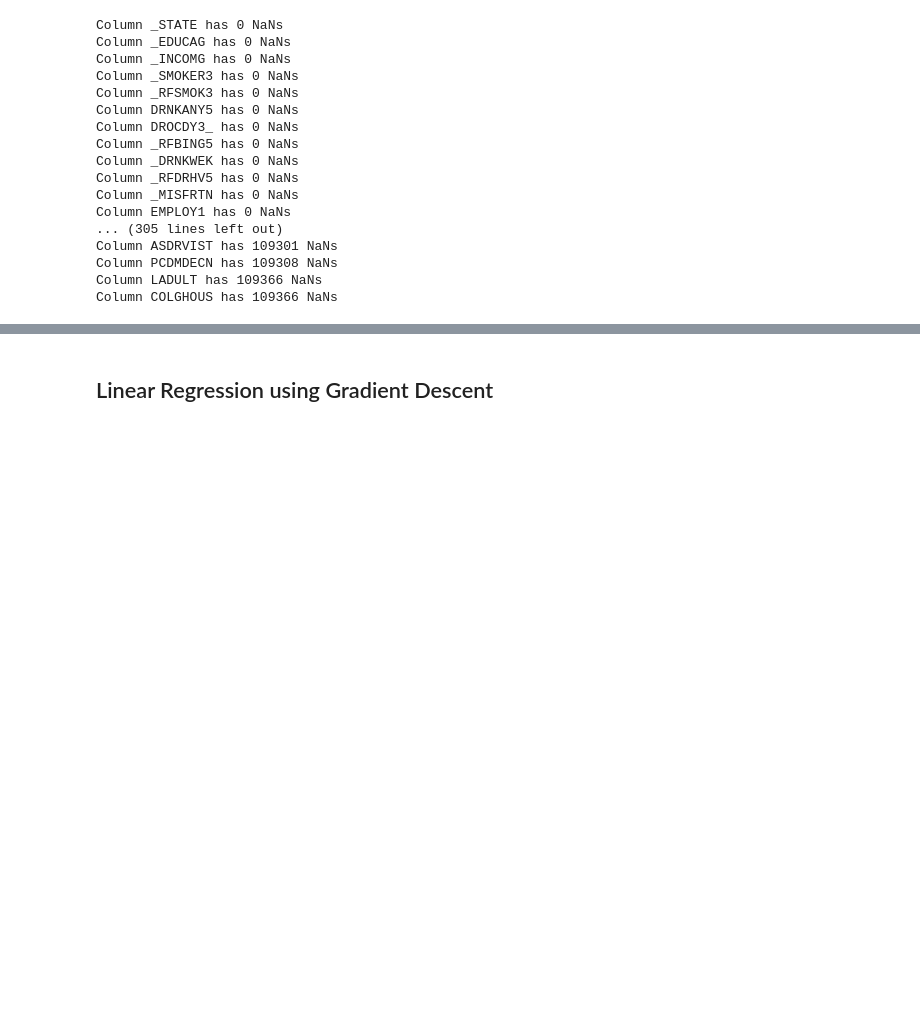
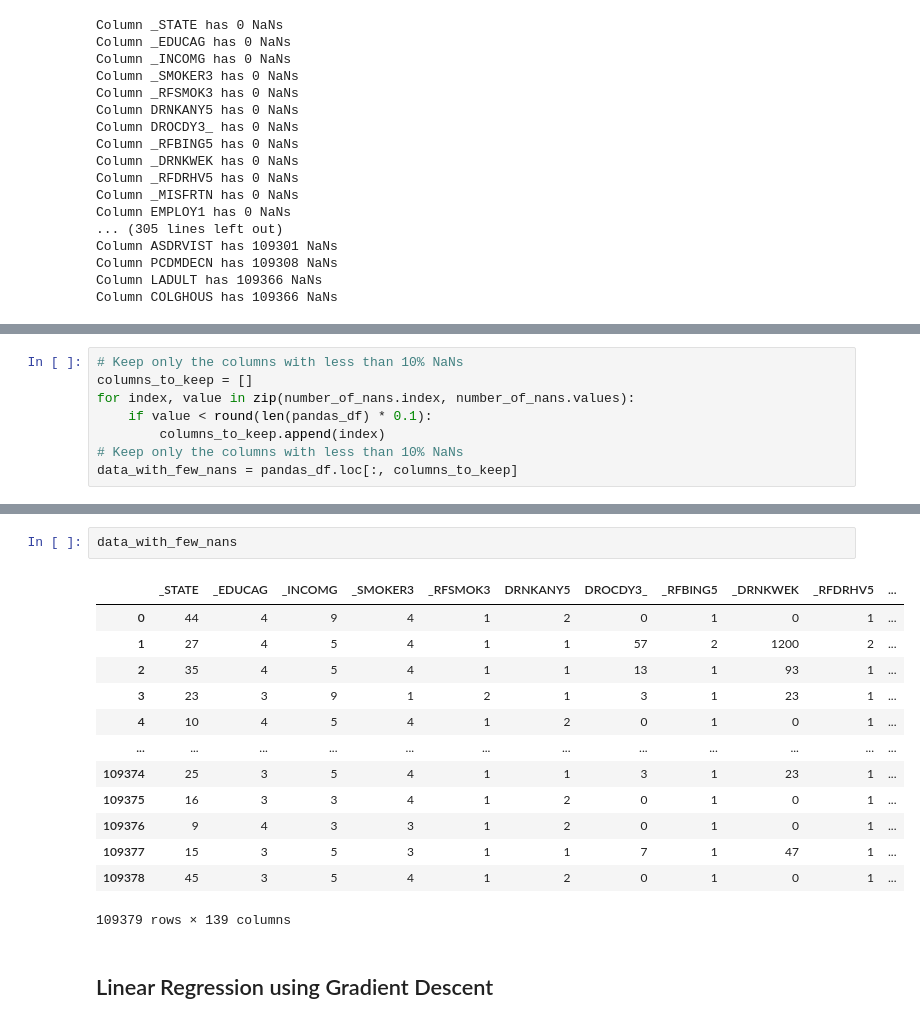
Before and after one commit to Juanito231/ML_Project_1, a Jupyter notebook: Functions.ipynb, the cells around one changed output, grey strips where cells are left out. Cells and saved outputs as stored; diff of their text form; blank space fills up the shorter version.

```diff
--- a/Functions.ipynb
+++ b/Functions.ipynb
@@ -124,0 +131,8 @@ Column COLGHOUS has 109366 NaNs
+# %%
+# Keep only the columns with less than 10% NaNs
+columns_to_keep = []
+for index, value in zip(number_of_nans.index, number_of_nans.values):
+    if value < round(len(pandas_df) * 0.1):
+        columns_to_keep.append(index)
+# Keep only the columns with less than 10% NaNs
+data_with_few_nans = pandas_df.loc[:, columns_to_keep]
@@ -125,3 +155,19 @@ Column COLGHOUS has 109366 NaNs
+# %%
+data_with_few_nans
+# %% [output]
+|  | _STATE | _EDUCAG | _INCOMG | _SMOKER3 | _RFSMOK3 | DRNKANY5 | DROCDY3_ | _RFBING5 | _DRNKWEK | _RFDRHV5 | ... |
+| 0 | 44 | 4 | 9 | 4 | 1 | 2 | 0 | 1 | 0 | 1 | ... |
+| 1 | 27 | 4 | 5 | 4 | 1 | 1 | 57 | 2 | 1200 | 2 | ... |
+| 2 | 35 | 4 | 5 | 4 | 1 | 1 | 13 | 1 | 93 | 1 | ... |
+| 3 | 23 | 3 | 9 | 1 | 2 | 1 | 3 | 1 | 23 | 1 | ... |
+| 4 | 10 | 4 | 5 | 4 | 1 | 2 | 0 | 1 | 0 | 1 | ... |
+| ... | ... | ... | ... | ... | ... | ... | ... | ... | ... | ... | ... |
+| 109374 | 25 | 3 | 5 | 4 | 1 | 1 | 3 | 1 | 23 | 1 | ... |
+| 109375 | 16 | 3 | 3 | 4 | 1 | 2 | 0 | 1 | 0 | 1 | ... |
+| 109376 | 9 | 4 | 3 | 3 | 1 | 2 | 0 | 1 | 0 | 1 | ... |
+| 109377 | 15 | 3 | 5 | 3 | 1 | 1 | 7 | 1 | 47 | 1 | ... |
+| 109378 | 45 | 3 | 5 | 4 | 1 | 2 | 0 | 1 | 0 | 1 | ... |
+109379 rows × 139 columns
 # %% [markdown]
 ## Linear Regression using Gradient Descent
 # %%
```
Also changed, not shown: parts of 8 cells of this notebook.
